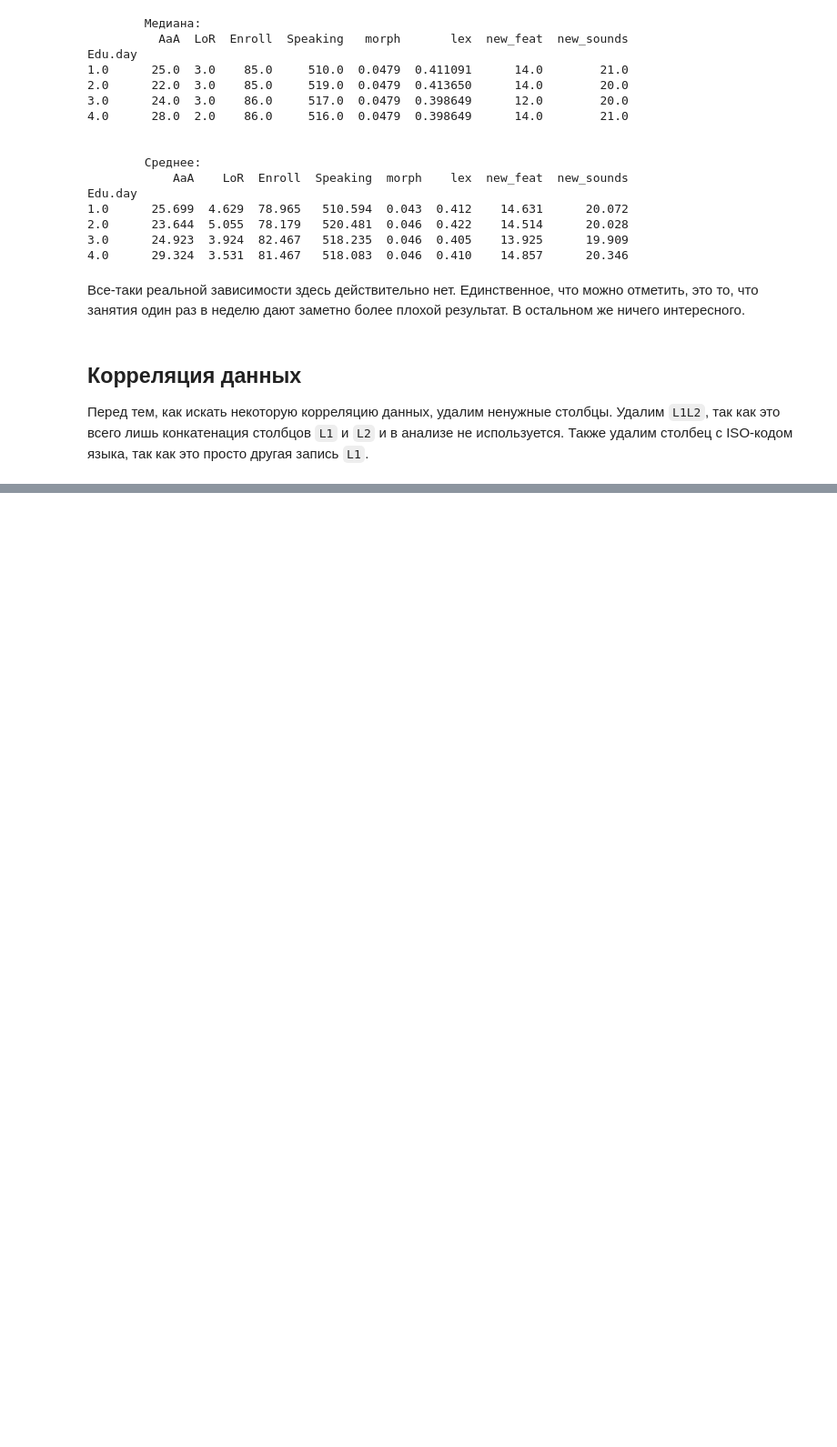
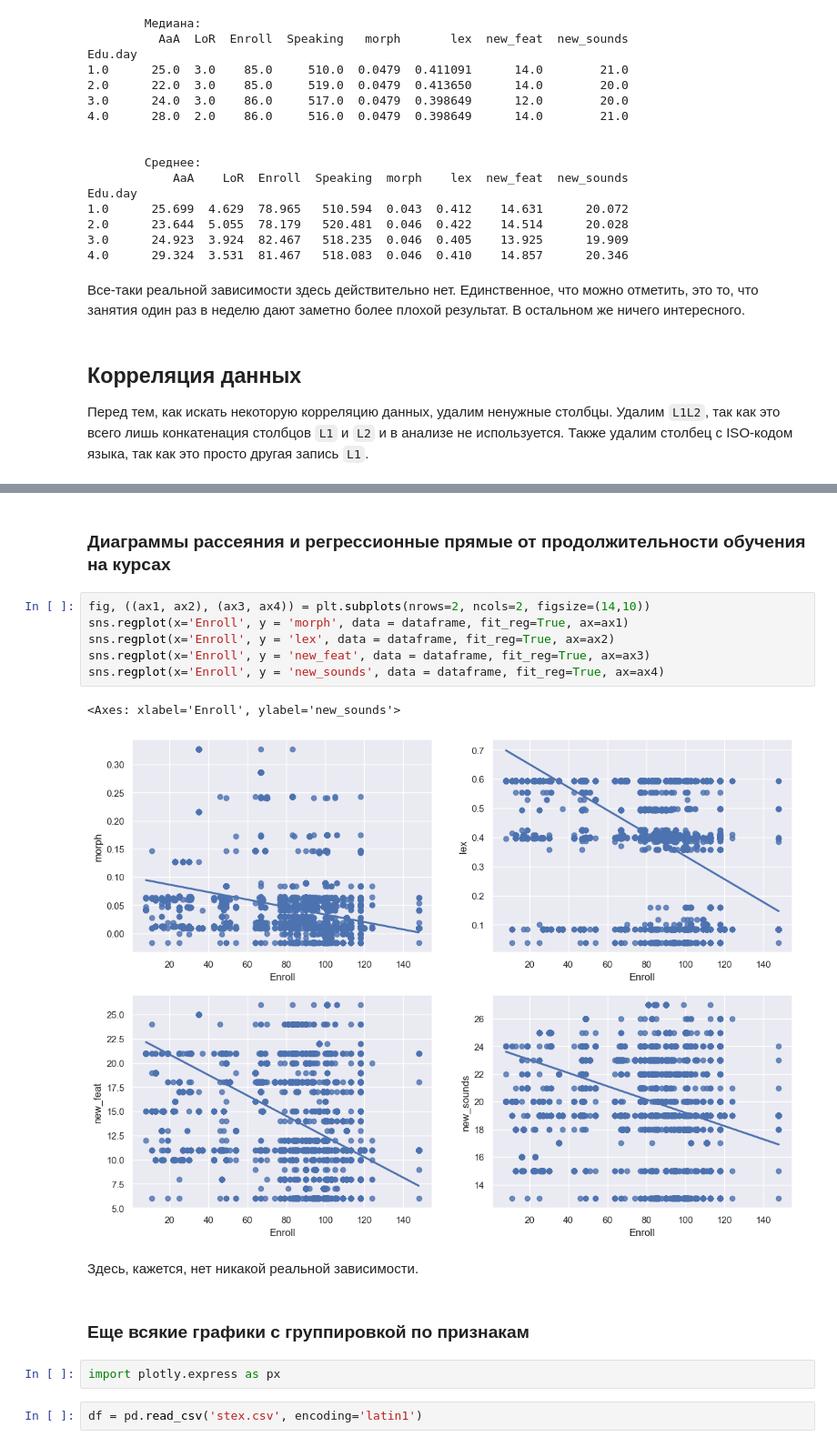
Before and after one commit to mshnschnko/Language-Learning-Statistics, a Jupyter notebook: main.ipynb, the cells around one changed output, grey strips where cells are left out. Shown at 91% size. Saved outputs shown, nothing was run; the diff lists cells and outputs as text; blank space fills up the shorter version.

```diff
--- a/main.ipynb
+++ b/main.ipynb
@@ -486,0 +592,19 @@ Edu.day
+# %% [markdown]
+### Диаграммы рассеяния и регрессионные прямые от продолжительности обучения на курсах
+# %%
+fig, ((ax1, ax2), (ax3, ax4)) = plt.subplots(nrows=2, ncols=2, figsize=(14,10))
+sns.regplot(x='Enroll', y = 'morph', data = dataframe, fit_reg=True, ax=ax1)
+sns.regplot(x='Enroll', y = 'lex', data = dataframe, fit_reg=True, ax=ax2)
+sns.regplot(x='Enroll', y = 'new_feat', data = dataframe, fit_reg=True, ax=ax3)
+sns.regplot(x='Enroll', y = 'new_sounds', data = dataframe, fit_reg=True, ax=ax4)
+# %% [output]
+<Axes: xlabel='Enroll', ylabel='new_sounds'>
+[figure, added]
+# %% [markdown]
+Здесь, кажется, нет никакой реальной зависимости.
+# %% [markdown]
+### Еще всякие графики с группировкой по признакам
+# %%
+import plotly.express as px
+# %%
+df = pd.read_csv('stex.csv', encoding='latin1')
```
Also changed, not shown: parts of 25 cells of this notebook.
